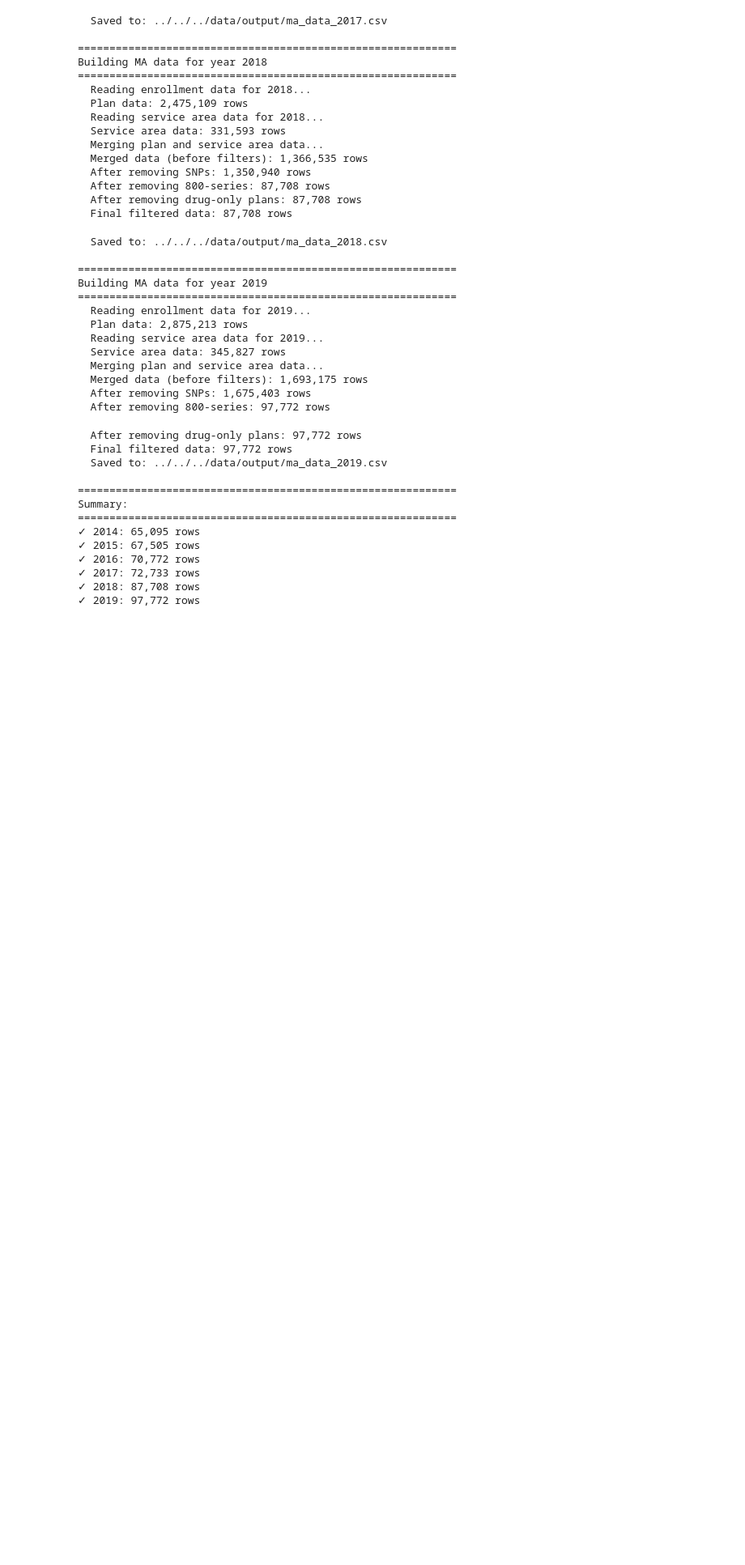
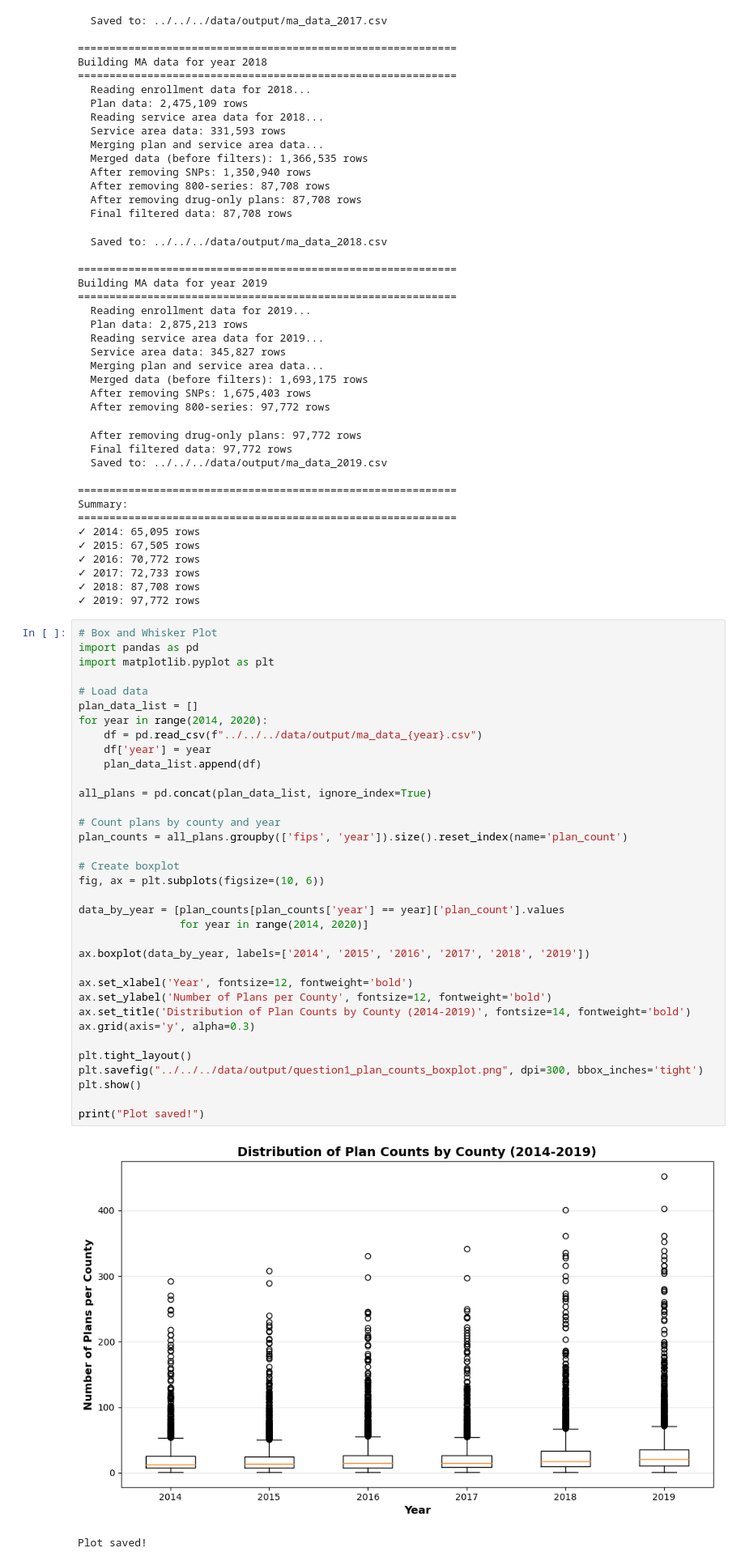
Before and after one commit to valerie-hdz/homework2, a Jupyter notebook: submission1/data-code/build_ma_data_2014_2019.ipynb, the cells around one changed output. Shown at 81% size. Cells and saved outputs as stored; diff of their text form; blank space fills up the shorter version.

```diff
--- a/submission1/data-code/build_ma_data_2014_2019.ipynb
+++ b/submission1/data-code/build_ma_data_2014_2019.ipynb
@@ -443,3 +443,41 @@ Summary:
 ✓ 2017: 72,733 rows
 ✓ 2018: 87,708 rows
 ✓ 2019: 97,772 rows
+# %%
+# Box and Whisker Plot
+import pandas as pd
+import matplotlib.pyplot as plt
+
+# Load data
+plan_data_list = []
+for year in range(2014, 2020):
+    df = pd.read_csv(f"../../../data/output/ma_data_{year}.csv")
+    df['year'] = year
+    plan_data_list.append(df)
+
+all_plans = pd.concat(plan_data_list, ignore_index=True)
+
+# Count plans by county and year
+plan_counts = all_plans.groupby(['fips', 'year']).size().reset_index(name='plan_count')
+
+# Create boxplot
+fig, ax = plt.subplots(figsize=(10, 6))
+
+data_by_year = [plan_counts[plan_counts['year'] == year]['plan_count'].values
+                for year in range(2014, 2020)]
+
+ax.boxplot(data_by_year, labels=['2014', '2015', '2016', '2017', '2018', '2019'])
+
+ax.set_xlabel('Year', fontsize=12, fontweight='bold')
+ax.set_ylabel('Number of Plans per County', fontsize=12, fontweight='bold')
+ax.set_title('Distribution of Plan Counts by County (2014-2019)', fontsize=14, fontweight='bold')
+ax.grid(axis='y', alpha=0.3)
+
+plt.tight_layout()
+plt.savefig("../../../data/output/question1_plan_counts_boxplot.png", dpi=300, bbox_inches='tight')
+plt.show()
+
+print("Plot saved!")
+# %% [output]
+[figure, added]
+Plot saved!
```
Also changed, not shown: 3 other files.
